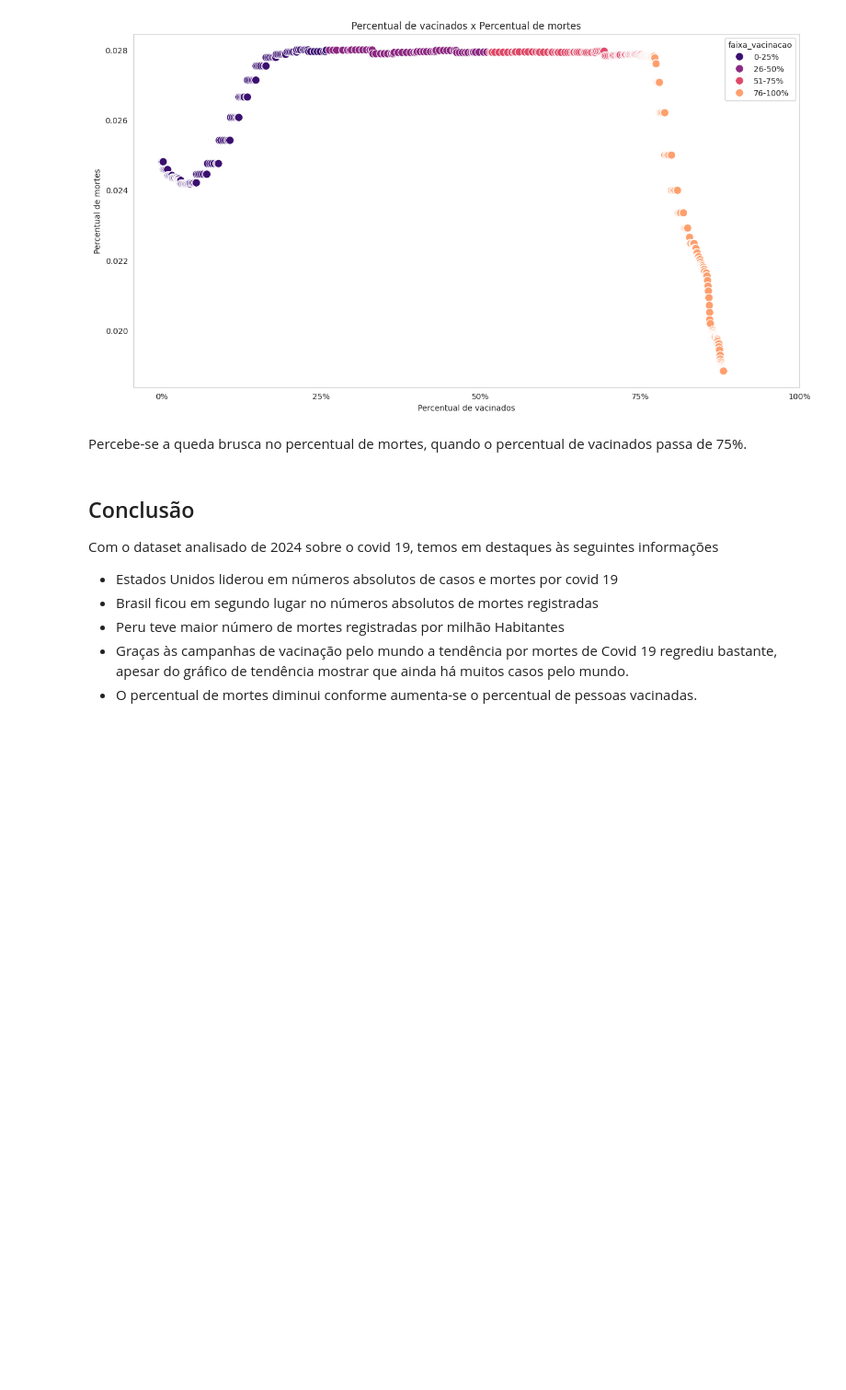
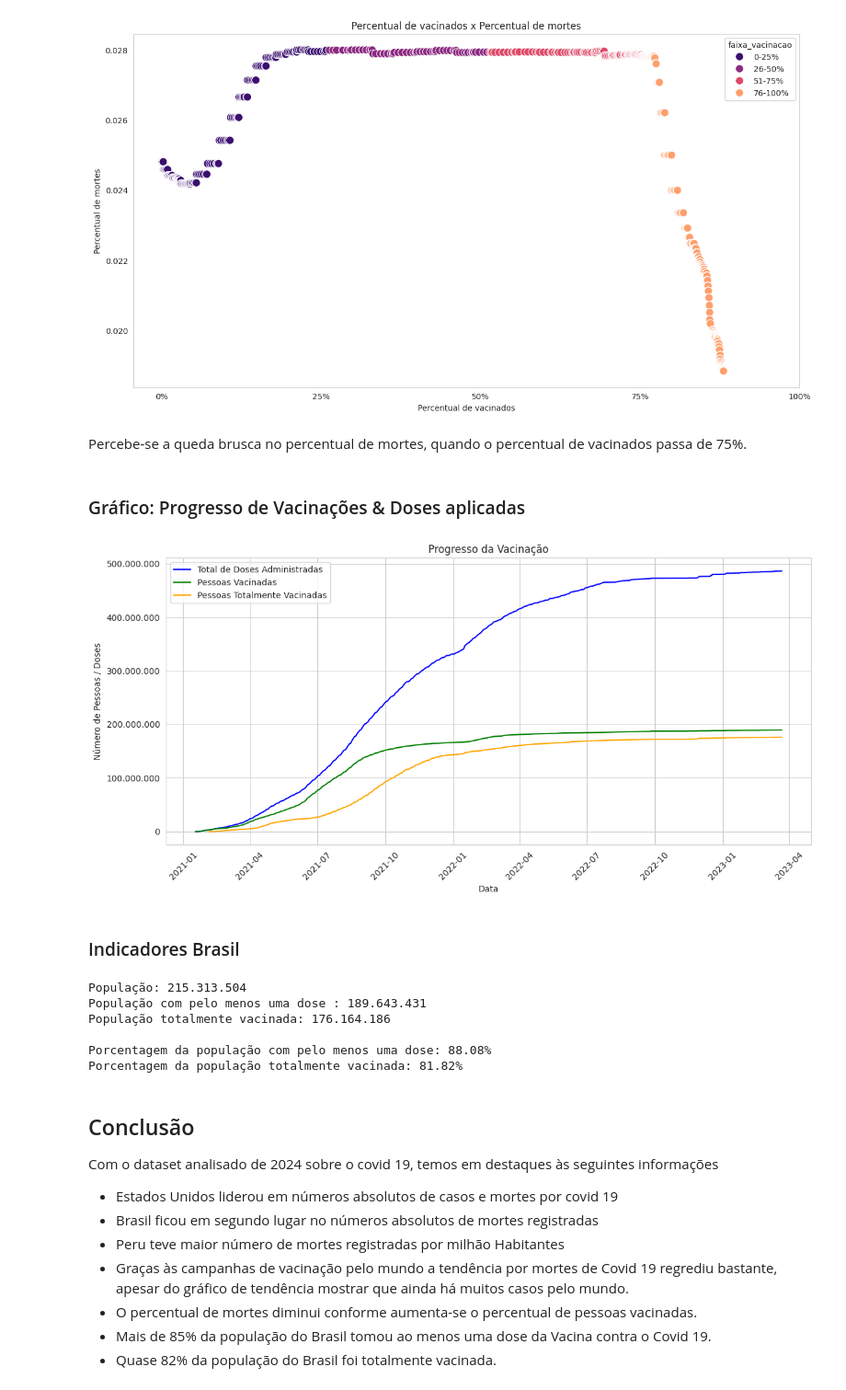
Before and after one commit to raimota/Panorama_Covid19, a Jupyter notebook: Panorama_do_COVID_19.ipynb, the cells around one changed output. Shown at 92% size. Cells and saved outputs as stored; diff of their text form; code cells hidden in the pictures; blank space fills up the shorter version.

```diff
--- a/Panorama_do_COVID_19.ipynb
+++ b/Panorama_do_COVID_19.ipynb
@@ -534,6 +547,83 @@ plt.show()
 [figure]
 # %% [markdown]
 Percebe-se a queda brusca no percentual de mortes, quando o percentual de vacinados passa de 75%.
+# %% [markdown]
+### Gráfico: Progresso de Vacinações & Doses aplicadas
+# %%
+# @title
+# Definir os dados de vacinação
+df_vac = df_br[['date', 'total_vaccinations', 'people_vaccinated', 'people_fully_vaccinated']]
+
+# Agrupar os dados por data e calcular o total de doses administradas, pessoas vacinadas e pessoas totalmente vacinadas para cada data
+df_vac_daily = df_vac.groupby('date').agg({
+    'total_vaccinations': 'max',  # Total de doses administradas
+    'people_vaccinated': 'max',   # Total de pessoas vacinadas
+    'people_fully_vaccinated': 'max'  # Total de pessoas totalmente vacinadas
+}).reset_index()
+
+# Estilo do gráfico
+sns.set_style("whitegrid")
+plt.figure(figsize=(12, 6))
+
+# Gráfico de doses administradas
+sns.lineplot(x='date', y='total_vaccinations', data=df_vac_daily, label='Total de Doses Administradas', color='blue')
+
+# Gráfico de pessoas vacinadas
+sns.lineplot(x='date', y='people_vaccinated', data=df_vac_daily, label='Pessoas Vacinadas', color='green')
+
+# Gráfico de pessoas totalmente vacinadas
+sns.lineplot(x='date', y='people_fully_vaccinated', data=df_vac_daily, label='Pessoas Totalmente Vacinadas', color='orange')
+
+# Rótulos
+plt.xlabel('Data')
+plt.ylabel('Número de Pessoas / Doses')
+plt.title('Progresso da Vacinação')
+
+# Rotacionar rótulos do eixo x
+plt.xticks(rotation=45)
+plt.gca().yaxis.set_major_formatter(formatter)
+plt.tight_layout()
+# %% [output]
+[figure, added]
+# %% [markdown]
+### Indicadores Brasil
+# %%
+# @title
+# Obter a data máxima
+data_maxima = df_br['date'].max()
+
+# Selecionar a linha correspondente à data máxima e obter a população
+populacao_brasil = df_br.loc[df_br['date'] == data_maxima, 'population'].iloc[0]
+
+# Últimos dados de vacinação
+ultima_data = df_br['date'].max()
+dados_ultima_data = df_br[df_br['date'] == df_br[df_br['people_vaccinated'].notnull()]['date'].max()].iloc[0]
+
+# # Pessoas vacinadas com pelo menos uma dose
+pessoas_com_uma_dose = dados_ultima_data['people_vaccinated']
+
+# # Pessoas totalmente vacinadas
+pessoas_totalmente_vacinadas = dados_ultima_data['people_fully_vaccinated']
+
+dados_ultima_data[["people_vaccinated","people_fully_vaccinated"]]
+
+# # Calcular as porcentagens
+porcentagem_vacinacao_com_uma_dose = (pessoas_com_uma_dose / populacao_brasil) * 100
+porcentagem_vacinacao_totalmente_vacinadas = (pessoas_totalmente_vacinadas / populacao_brasil) * 100
+
+print(f"População: {populacao_brasil:,.0f}".replace(",", "."))
+print(f"População com pelo menos uma dose : {pessoas_com_uma_dose:,.0f}".replace(",", "."))
+print(f"População totalmente vacinada: {pessoas_totalmente_vacinadas:,.0f}\n".replace(",", "."))
+
+print(f"Porcentagem da população com pelo menos uma dose: {porcentagem_vacinacao_com_uma_dose:.2f}%")
+print(f"Porcentagem da população totalmente vacinada: {porcentagem_vacinacao_totalmente_vacinadas:.2f}%")
+# %% [output]
+População: 215.313.504
+População com pelo menos uma dose : 189.643.431
+População totalmente vacinada: 176.164.186
+
+Porcentagem da população com pelo menos uma dose: 88.08%
+Porcentagem da população totalmente vacinada: 81.82%
 # %% [markdown]
 ## Conclusão
 
@@ -544,3 +634,5 @@ Com o dataset analisado de 2024 sobre o covid 19, temos em destaques às seguint
 * Peru teve maior número de mortes registradas por milhão Habitantes
 * Graças às campanhas de vacinação pelo mundo a tendência por mortes de Covid 19 regrediu bastante, apesar do gráfico de tendência mostrar que ainda há muitos casos pelo mundo.
 * O percentual de mortes diminui conforme aumenta-se o percentual de pessoas vacinadas.
+* Mais de 85% da população do Brasil tomou ao menos uma dose da Vacina contra o Covid 19.
+* Quase 82% da população do Brasil foi totalmente vacinada.
```
Also changed, not shown: parts of 5 cells of this notebook.
